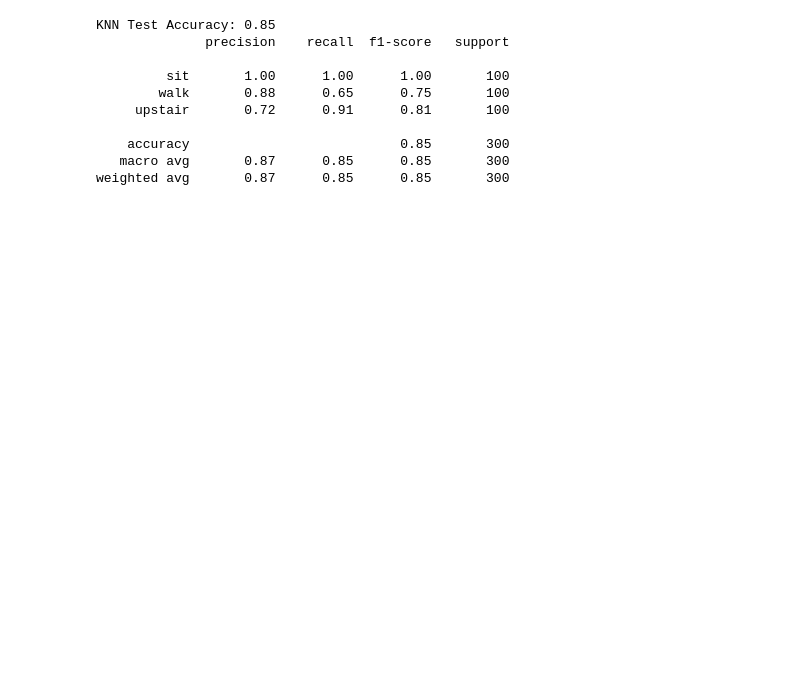
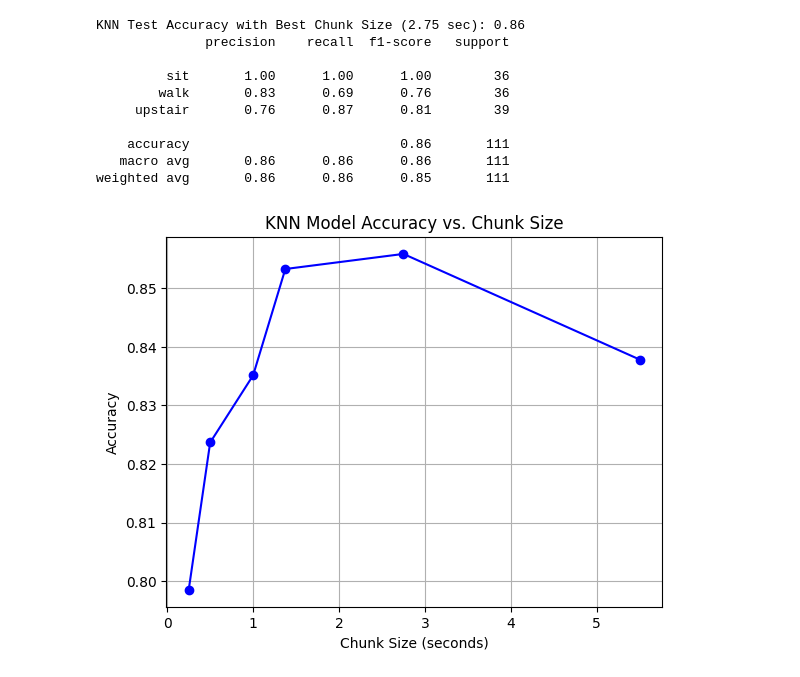
Before and after one commit to yuanhengm17/mgh-research-classification, a Jupyter notebook: KNN.ipynb, the cells around one changed output. Drawn from its saved outputs; the diff is of its cells as text; code cells hidden in the pictures; blank space fills up the shorter version.

Commit message:
KNN features + best chunk size

```diff
--- a/KNN.ipynb
+++ b/KNN.ipynb
@@ -12,11 +12,11 @@ from scipy.stats import skew, kurtosis
 
 # Firebase Initialization
 cred = credentials.Certificate("adminkey.json")
-# firebase_admin.initialize_app(cred)
+#firebase_admin.initialize_app(cred)
 db = firestore.client()
 
 # Constants
-INCLUDE_ONLY = ['Stephen', 'Lillian', 'Ren', 'Yuanheng', 'Ethan Shao']
+INCLUDE_ONLY = ['Stephen', 'Lillian', 'Ren', 'Yuanheng', 'Ethan Shao','z']
 ACTIVITIES = ['sit', 'walk', 'upstair']
 LABEL_MAP = {activity: i for i, activity in enumerate(ACTIVITIES)}
 TIME_START, TIME_END = 500, 6000
@@ -113,22 +148,52 @@ Best Parameters: {'knn__metric': 'manhattan', 'knn__n_neighbors': 13, 'knn__weig
-# %%
-# Evaluate the best model on the test set
-best_model = grid_search.best_estimator_
-y_pred = best_model.predict(X_test)
-accuracy = accuracy_score(y_test, y_pred)
-
-print(f"KNN Test Accuracy: {accuracy:.2f}")
-print(classification_report(y_test, y_pred, target_names=ACTIVITIES))
-# %% [output]
-KNN Test Accuracy: 0.85
-              precision    recall  f1-score   support
-
-         sit       1.00      1.00      1.00       100
-        walk       0.88      0.65      0.75       100
-     upstair       0.72      0.91      0.81       100
-
-    accuracy                           0.85       300
-   macro avg       0.87      0.85      0.85       300
-weighted avg       0.87      0.85      0.85       300
+# %%
+X_train, y_train = chunk_data_with_overlap(training_data_raw, training_docs, best_chunk_size, ACTIVITIES, SAMPLING_RATE, OVERLAP)
+X_test, y_test = chunk_data_with_overlap(testing_data_raw, testing_docs, best_chunk_size, ACTIVITIES, SAMPLING_RATE, OVERLAP)
+
+# Build and train the final model with the best chunk size
+pipeline = Pipeline([
+    ('scaler', StandardScaler()),
+    ('knn', KNeighborsClassifier())
+])
+
+# Hyperparameters for GridSearchCV
+param_grid = {
+    'knn__n_neighbors': list(range(1, 16)),
+    'knn__metric': ['manhattan', 'euclidean'],
+    'knn__weights': ['uniform', 'distance']
+}
+
+# Perform GridSearchCV on the full training data with the best chunk size
+grid_search = GridSearchCV(pipeline, param_grid, cv=5, scoring='accuracy')
+grid_search.fit(X_train, y_train)
+
+# Evaluate the best model on the test set
+best_model = grid_search.best_estimator_
+y_pred = best_model.predict(X_test)
+accuracy = accuracy_score(y_test, y_pred)
+
+# Print the final evaluation results
+print(f"KNN Test Accuracy with Best Chunk Size ({best_chunk_size} sec): {accuracy:.2f}")
+print(classification_report(y_test, y_pred, target_names=ACTIVITIES))
+
+# Plot the accuracy for each chunk size
+plt.plot(chunk_sizes, accuracies, marker='o', linestyle='-', color='b')
+plt.title('KNN Model Accuracy vs. Chunk Size')
+plt.xlabel('Chunk Size (seconds)')
+plt.ylabel('Accuracy')
+plt.grid(True)
+plt.show()
+# %% [output]
+KNN Test Accuracy with Best Chunk Size (2.75 sec): 0.86
+              precision    recall  f1-score   support
+
+         sit       1.00      1.00      1.00        36
+        walk       0.83      0.69      0.76        36
+     upstair       0.76      0.87      0.81        39
+
+    accuracy                           0.86       111
+   macro avg       0.86      0.86      0.86       111
+weighted avg       0.86      0.86      0.85       111
+[figure, added]
 # %%
 import seaborn as sns
 import matplotlib.pyplot as plt
```
Also changed, not shown: parts of 3 cells of this notebook, 2 other files.
